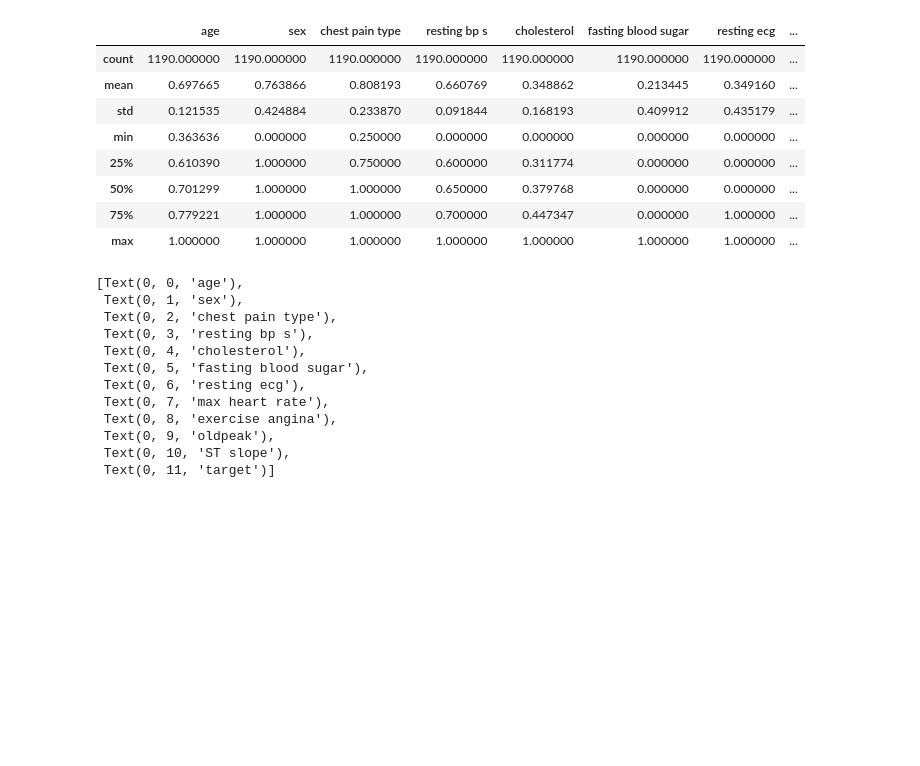
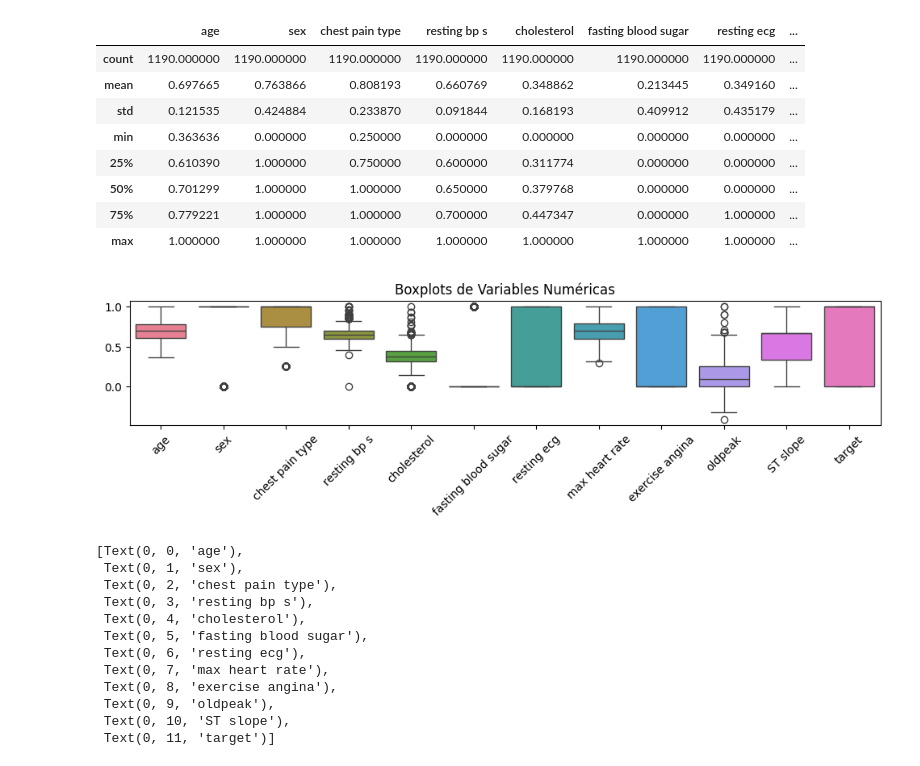
Before and after one commit to reemeerie/TP-FINAL-MATEIII, a Jupyter notebook: TP.ipynb, the cells around one changed output. Drawn from its saved outputs; the diff is of its cells as text; code cells hidden in the pictures; blank space fills up the shorter version.

```diff
--- a/TP.ipynb
+++ b/TP.ipynb
@@ -16,12 +16,12 @@ Adjunto la documentación del creador del dataset para lograr un mejor entendimi
 import pandas as pd
 import numpy as np
 
-all_data = pd.read_csv("heart_statlog.csv") #Traigo el dataset utilizando pandas
-#all_data.describe()
+df = pd.read_csv("heart_statlog.csv") #Traigo el dataset utilizando pandas
+#df.describe()
 columnas = ["age", "sex", "chest pain type", "resting bp s", "cholesterol", "fasting blood sugar", "resting ecg", "max heart rate", "exercise angina", "oldpeak", "ST slope", "target"]
-all_data[columnas] = all_data[columnas] / all_data[columnas].max() #Estandarizo cada columna diviendola por el valor máximo ya que no cuento con valores negativos
-all_data.describe() #Hago un describe del dataframe obtenido normalizada
-#all_data #Muestro algunos valores del dataframe normalizado para chequear
+df[columnas] = df[columnas] / df[columnas].max() #Estandarizo cada columna diviendola por el valor máximo ya que no cuento con valores negativos
+df.describe() #Hago un describe del dataframe obtenido normalizada
+#df #Muestro algunos valores del dataframe normalizado para chequear
 # %% [output]
 |  | age | sex | chest pain type | resting bp s | cholesterol | fasting blood sugar | resting ecg | ... |
 | count | 1190.000000 | 1190.000000 | 1190.000000 | 1190.000000 | 1190.000000 | 1190.000000 | 1190.000000 | ... |
@@ -32,6 +32,27 @@ all_data.describe() #Hago un describe del dataframe obtenido normalizada
 | 50% | 0.701299 | 1.000000 | 1.000000 | 0.650000 | 0.379768 | 0.000000 | 0.000000 | ... |
 | 75% | 0.779221 | 1.000000 | 1.000000 | 0.700000 | 0.447347 | 0.000000 | 1.000000 | ... |
 | max | 1.000000 | 1.000000 | 1.000000 | 1.000000 | 1.000000 | 1.000000 | 1.000000 | ... |
+# %%
+import numpy as np
+import seaborn as sns               #Representan los valores atípicos automáticamente en un boxplot con Seaborn y Matplotlib
+import matplotlib.pyplot as plt
+
+# Se seleccionan solo las columnas numéricas para el análisis de valores atípicos
+numeric_columns = df.select_dtypes(include=['float64', 'int64']).columns
+
+# Crear boxplots para cada variable numérica
+#El boxplot me permite visualizar la dispersión, la mediana y la presencia de valores atípicos
+plt.figure(figsize=(12, 2))
+sns.boxplot(data=df[numeric_columns])          #Los gráficos de caja(boxplot) muestran la mediana, los cuartiles y los valores atípicos de los datos
+plt.title('Boxplots de Variables Numéricas')
+plt.xticks(rotation=45)
+plt.show()
+
+#La caja central para cada variable representa el rango intercuartílico (IQR), que va desde el primer cuartil (Q1) al tercer cuartil (Q3).
+#La línea dentro de la caja representa la mediana (Q2) de los datos para esa variable
+#Los valores atipicos son los puntos individuales que se pueden observar en las variables.
+# %% [output]
+[figure, added]
 # %%
 #Analizo la correlación de los datos
 
```
Also changed, not shown: parts of 12 cells of this notebook, 12 other files.
